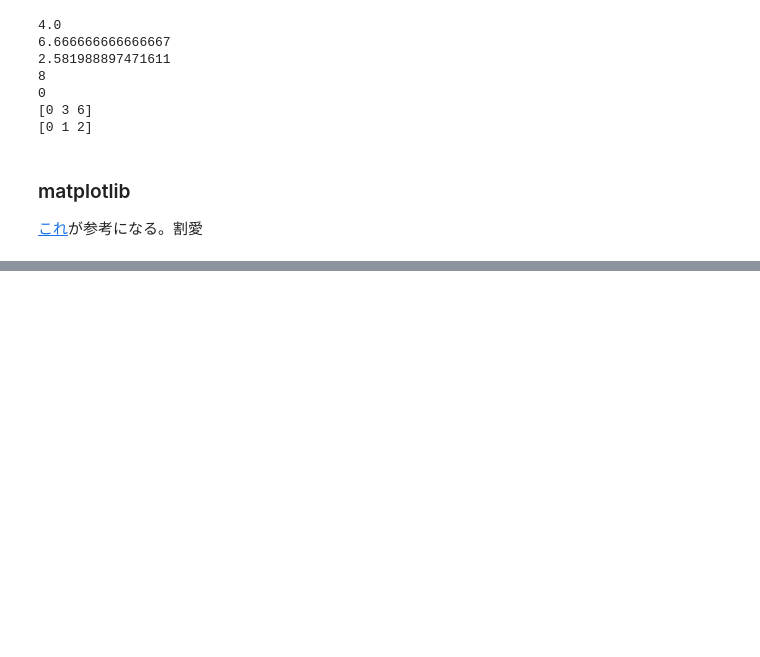
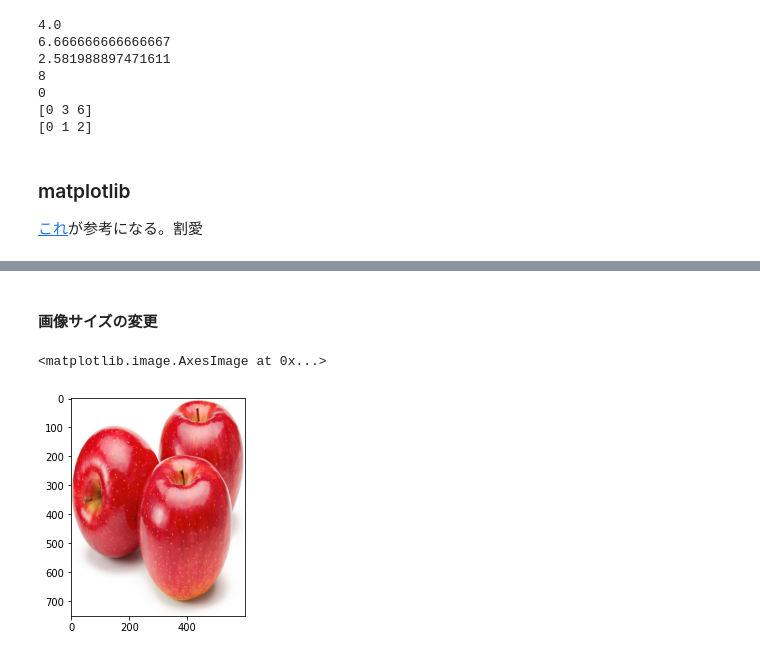
Before and after one commit to KIrie-0217/Python_practice, a Jupyter notebook: Python勉強会.ipynb, the cells around one changed output, grey strips where cells are left out. Saved outputs shown, nothing was run; the diff lists cells and outputs as text; code cells hidden in the pictures; blank space fills up the shorter version.

```diff
--- a/Python勉強会.ipynb
+++ b/Python勉強会.ipynb
@@ -336,0 +403,10 @@ print(a.min(axis = 0))
+# %% [markdown]
+#### 画像サイズの変更
+# %%
+# pixel数を指定して変更
+# cv2.resize(入力画像,出力サイズ)
+img_new = cv2.resize(img_RGB,(600,750))
+plt.imshow(img_new)
+# %% [output]
+<matplotlib.image.AxesImage at 0x...>
+[figure, added]
```
Also changed, not shown: parts of 21 cells of this notebook.
